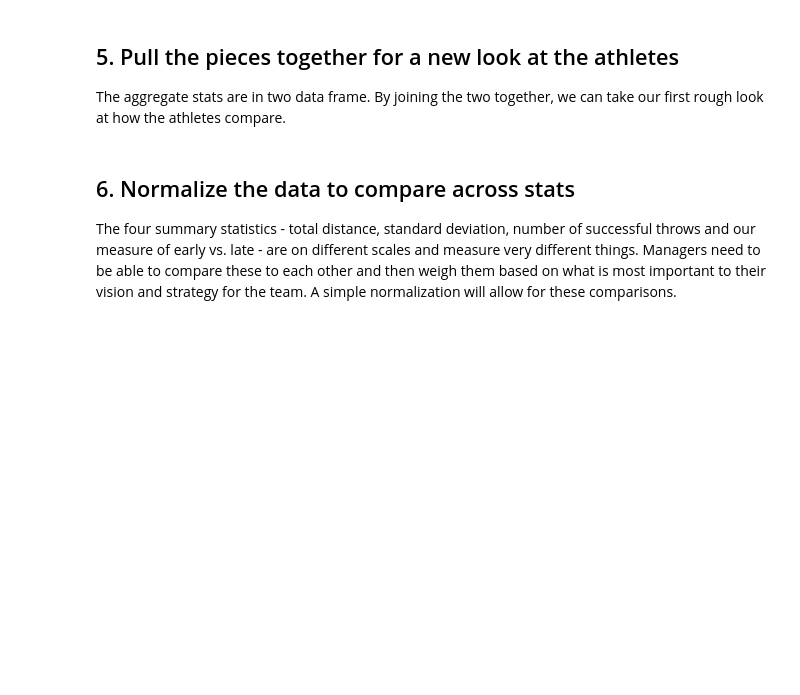
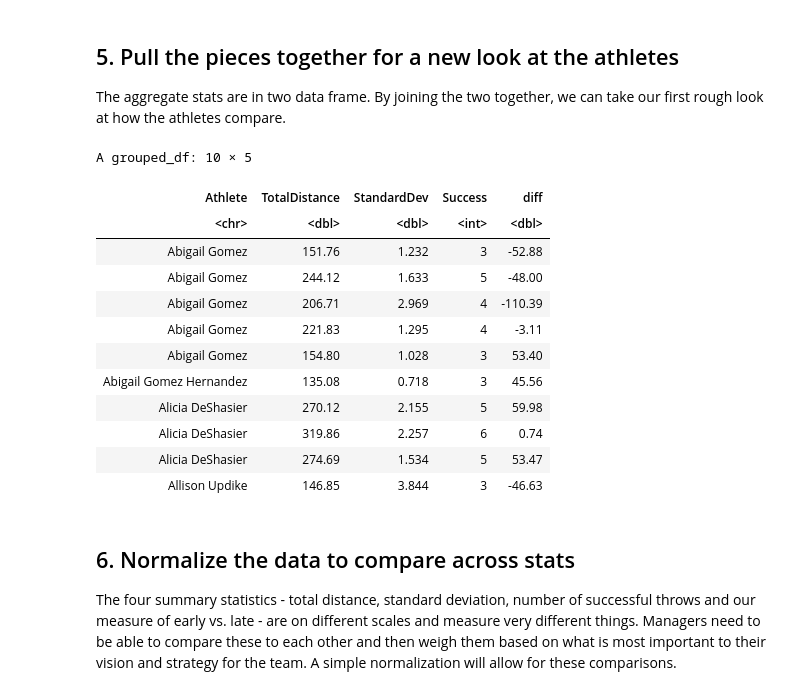
Before and after one commit to JeremyTallant/fantasy_team, a Jupyter notebook: moneyball_analysis.ipynb, the cells around one changed output. Cells and saved outputs as stored; diff of their text form; code cells hidden in the pictures; blank space fills up the shorter version.

```diff
--- a/moneyball_analysis.ipynb
+++ b/moneyball_analysis.ipynb
@@ -133,13 +144,27 @@ A tibble: 10 × 11
 # %% [markdown]
 ## 5. Pull the pieces together for a new look at the athletes
 <p>The aggregate stats are in two data frame. By joining the two together, we can take our first rough look at how the athletes compare.</p>
-# %%
-javelin_totals <- ....
-# .... YOUR CODE FOR TASK 5 ....
-# .... YOUR CODE FOR TASK 5 ....
-
-# Examine the first ten rows
-# .... YOUR CODE FOR TASK 5 ....
+# %%
+javelin_totals <- javelin_totals %>%
+  left_join(javelin, by = c('EventID', 'Athlete')) %>%
+  select(Athlete, TotalDistance, StandardDev, Success, diff)
+
+# Examine the first ten rows
+head(javelin_totals, 10)
+# %% [output]
+A grouped_df: 10 × 5
+| Athlete | TotalDistance | StandardDev | Success | diff |
+| <chr> | <dbl> | <dbl> | <int> | <dbl> |
+| Abigail Gomez | 151.76 | 1.232 | 3 | -52.88 |
+| Abigail Gomez | 244.12 | 1.633 | 5 | -48.00 |
+| Abigail Gomez | 206.71 | 2.969 | 4 | -110.39 |
+| Abigail Gomez | 221.83 | 1.295 | 4 | -3.11 |
+| Abigail Gomez | 154.80 | 1.028 | 3 | 53.40 |
+| Abigail Gomez Hernandez | 135.08 | 0.718 | 3 | 45.56 |
+| Alicia DeShasier | 270.12 | 2.155 | 5 | 59.98 |
+| Alicia DeShasier | 319.86 | 2.257 | 6 | 0.74 |
+| Alicia DeShasier | 274.69 | 1.534 | 5 | 53.47 |
+| Allison Updike | 146.85 | 3.844 | 3 | -46.63 |
 # %% [markdown]
 ## 6. Normalize the data to compare across stats
 <p>The four summary statistics - total distance, standard deviation, number of successful throws and our measure of early vs. late - are on different scales and measure very different things. Managers need to be able to compare these to each other and then weigh them based on what is most important to their vision and strategy for the team. A simple normalization will allow for these comparisons.</p>
```
Also changed, not shown: parts of 1 cell of this notebook.
